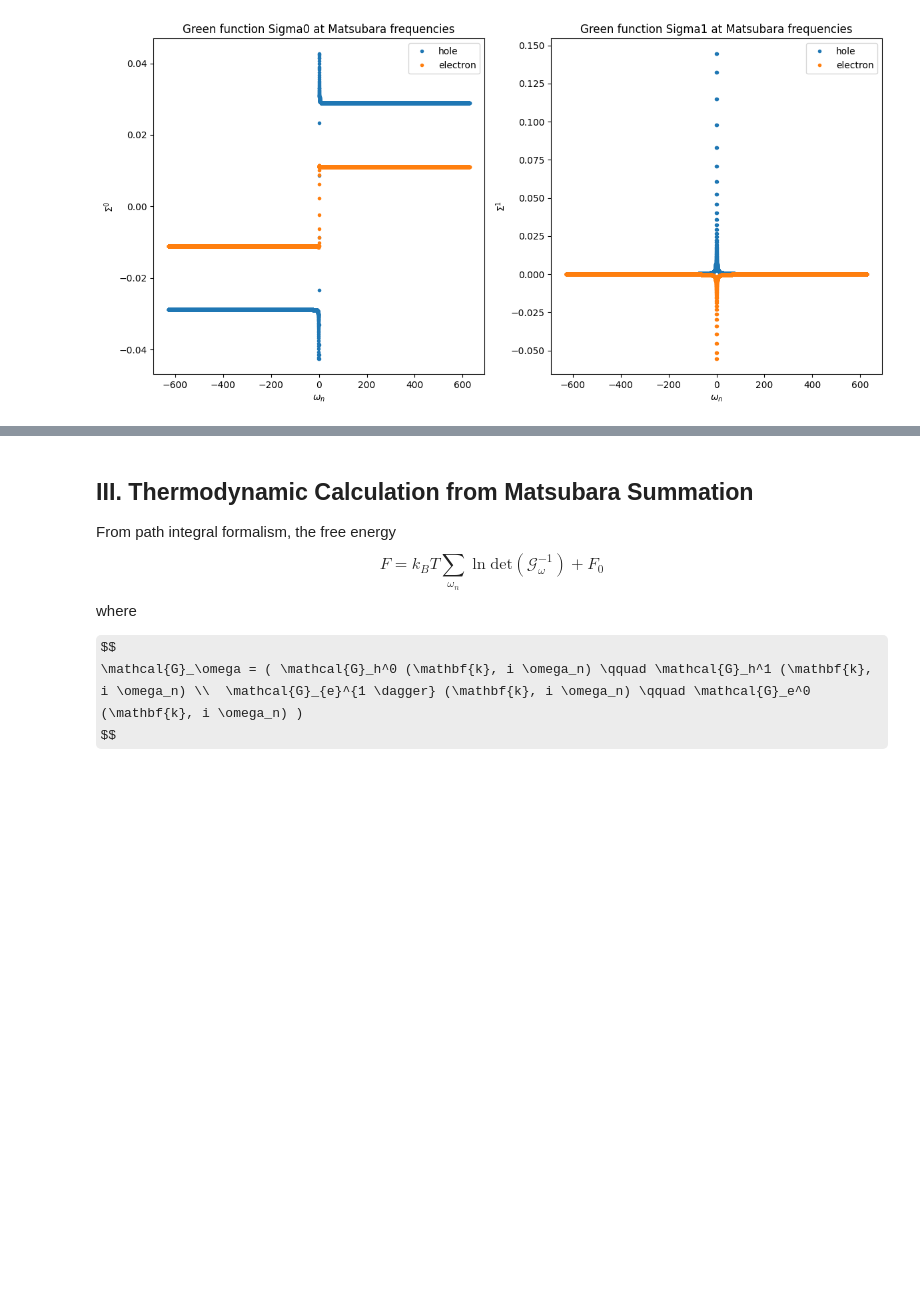
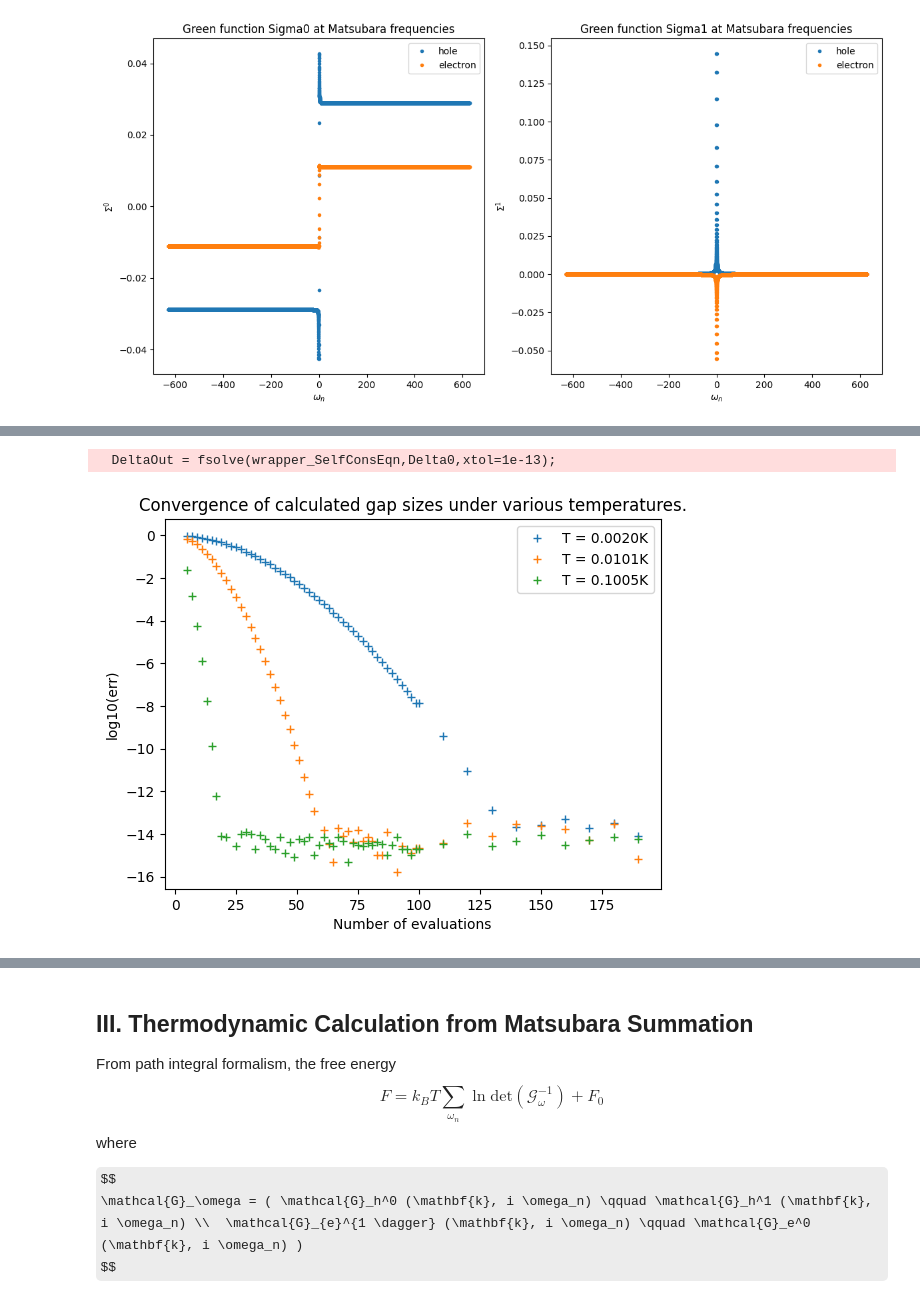
Before and after one commit to yulu-duck/two-band-superconductor, a Jupyter notebook: test.ipynb, the cells around one changed output, grey strips where cells are left out. Saved outputs shown, nothing was run; the diff lists cells and outputs as text; code cells hidden in the pictures; some formulas as TeX source; blank space fills up the shorter version.

```diff
--- a/test.ipynb
+++ b/test.ipynb
@@ -215,0 +227,26 @@ plt.show()
+# %%
+# solve the gap equations at different temperatures
+T_eval_indices = [0,70,122,243,295,408]
+Gamma = 0.0
+N_arr = np.append(np.arange(5,100,2),np.arange(100,200,10))
+gap_arr = np.zeros((len(T_eval_indices),len(N_arr)))
+err_arr = np.zeros((len(T_eval_indices),len(N_arr)))
+for i in range(len(T_eval_indices)):
+    true_val = out[1][T_eval_indices[i],0]
+    for j in range(len(N_arr)):
+        T_eval = out[0][T_eval_indices[i]]
+        N_pade = N_arr[j]
+        gap_arr[i,j] = SolveGap_FPade(out[1][T_eval_indices[i]],T_eval,Gamma,N_pade)[0][0]
+        err_arr[i,j] = np.abs(gap_arr[i,j] - true_val) / true_val
+# %% [output]
+  DeltaOut = fsolve(wrapper_SelfConsEqn,Delta0,xtol=1e-13);
+# %%
+for i in [0,2,4]:
+    plt.plot(N_arr,np.log10(err_arr[i,:]),'+',label = f'T = {out[0][T_eval_indices[i]]:.4f}K')
+plt.xlabel('Number of evaluations')
+plt.ylabel('log10(err)')
+plt.legend(loc = 'best')
+plt.title('Convergence of calculated gap sizes under various temperatures.')
+plt.show()
+# %% [output]
+[figure, added]
```
Also changed, not shown: parts of 11 cells of this notebook, 3 other files.
